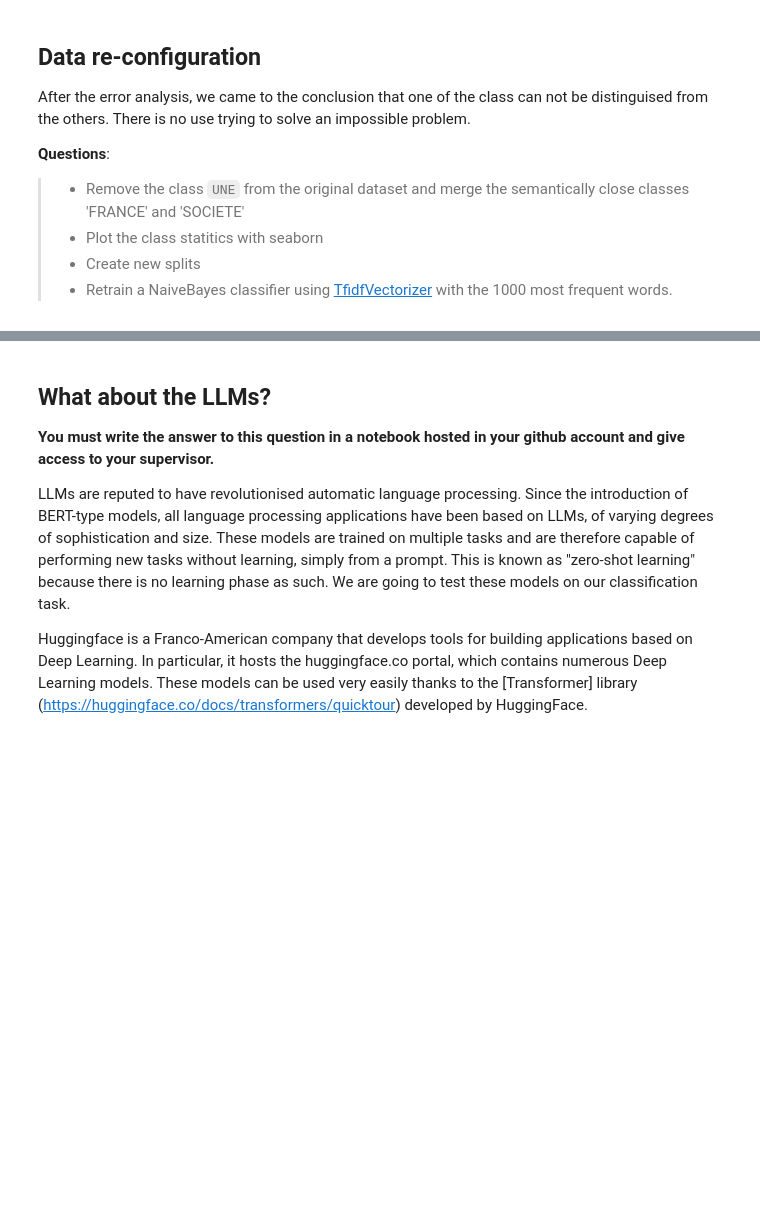
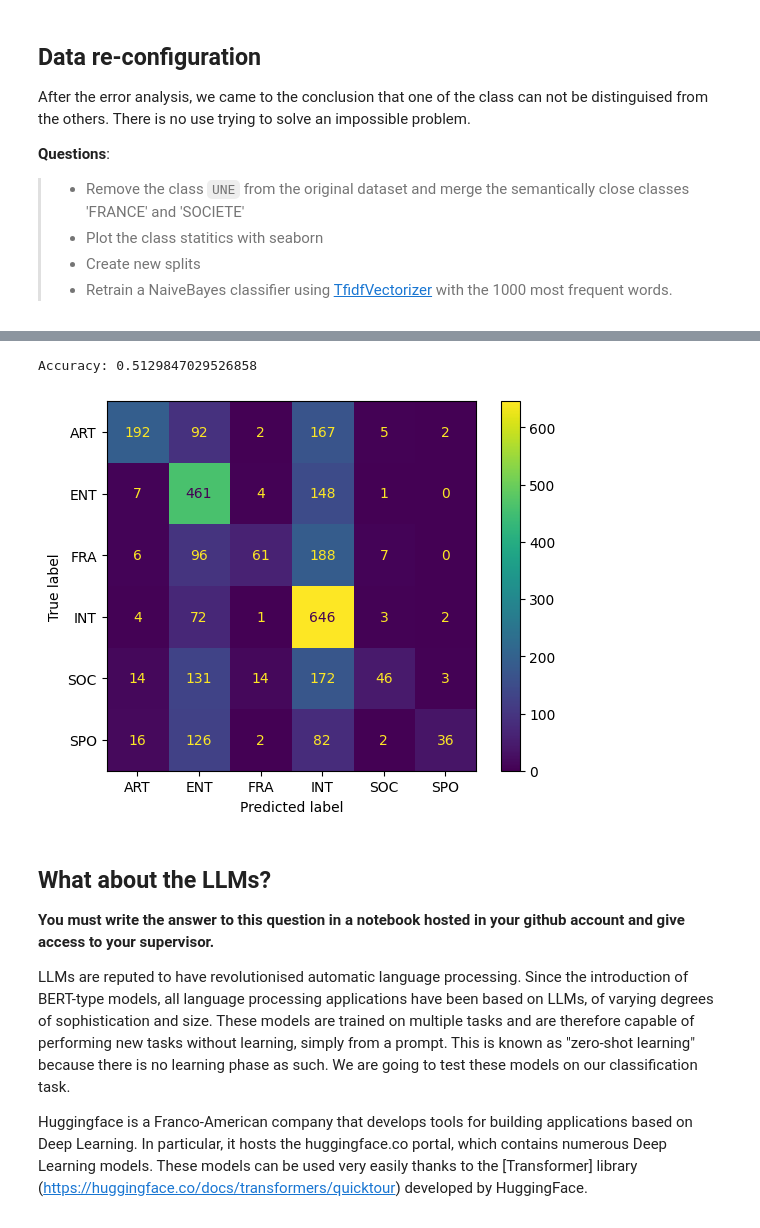
Before and after one commit to Kodro23/nlp-lab-text-classification, a Jupyter notebook: TextClassification_LeMonde.ipynb, the cells around one changed output, grey strips where cells are left out. Cells and saved outputs as stored; diff of their text form; code cells hidden in the pictures; blank space fills up the shorter version.

```diff
--- a/TextClassification_LeMonde.ipynb
+++ b/TextClassification_LeMonde.ipynb
@@ -178,3 +272,32 @@ from sklearn.feature_extraction.text import TfidfVectorizer
+# %%
+# Make the splits and print the sizes for checking
+X_su=lemonde_sans_une["text"]
+y_su=lemonde_sans_une["category"]
+X_train_su, X_tes, y_train_su, y_tes=train_test_split(X_su,y_su,train_size=0.8, random_state=42)
+X_dev_su, X_test_su, y_dev_su, y_test_su=train_test_split(X_tes,y_tes,train_size=0.5, random_state=42)
+# Apply TfidfVectorizer
+X_train_su_vec = vectorizer.transform(X_train_su)
+X_dev_su_vec = vectorizer.transform(X_dev_su)
+X_test_su_vec = vectorizer.transform(X_test_su)
+tf_transformer_su = TfidfTransformer().fit(X_train_su_vec)
+X_train_su_tf = tf_transformer.transform(X_train_su_vec)
+X_test_su_tf = tf_transformer.transform(X_test_su_vec)
+# Train MultinomialNB
+nb_classifier.fit(X_train_su_vec, y_train_su)
+# Evaluate
+# Predict on train, dev, and test sets
+y_test_pred_su = nb_classifier.predict(X_test_su_tf)
+
+
+# Print accuracy
+print("Accuracy:",accuracy_score(y_test_su, y_test_pred_su))
+# Print confusion matric
+ConfusionMatrixDisplay(confusion_matrix(y_test_su, y_test_pred_su, labels=nb_classifier.classes_),
+                                        display_labels=nb_classifier.classes_).plot()
+plt.show()
+# %% [output]
+Accuracy: 0.5129847029526858
+[figure, added]
 # %% [markdown]
 ## What about the LLMs?
 
```
Also changed, not shown: parts of 17 cells of this notebook, 1 other file.
